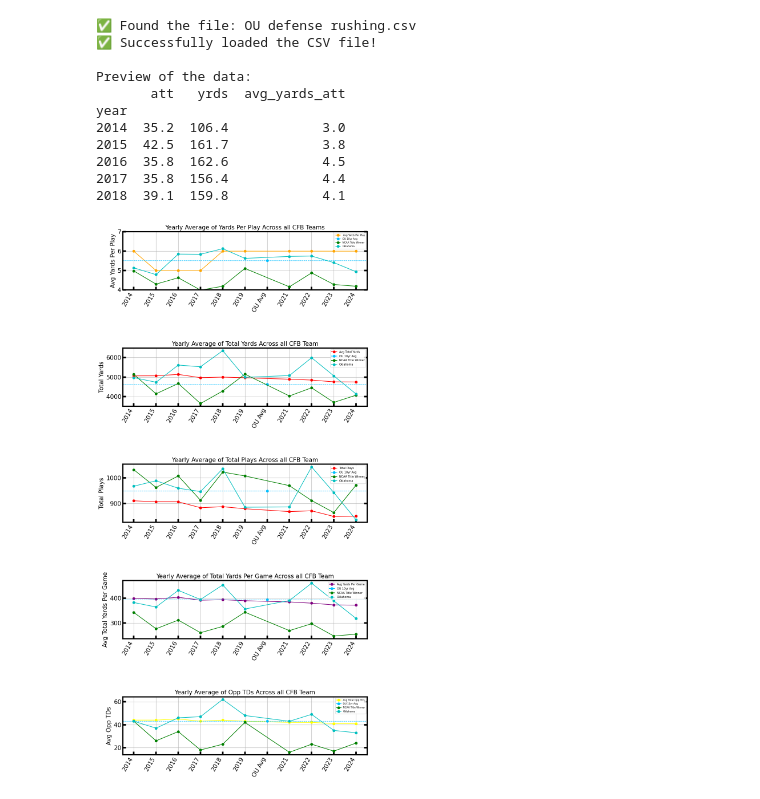
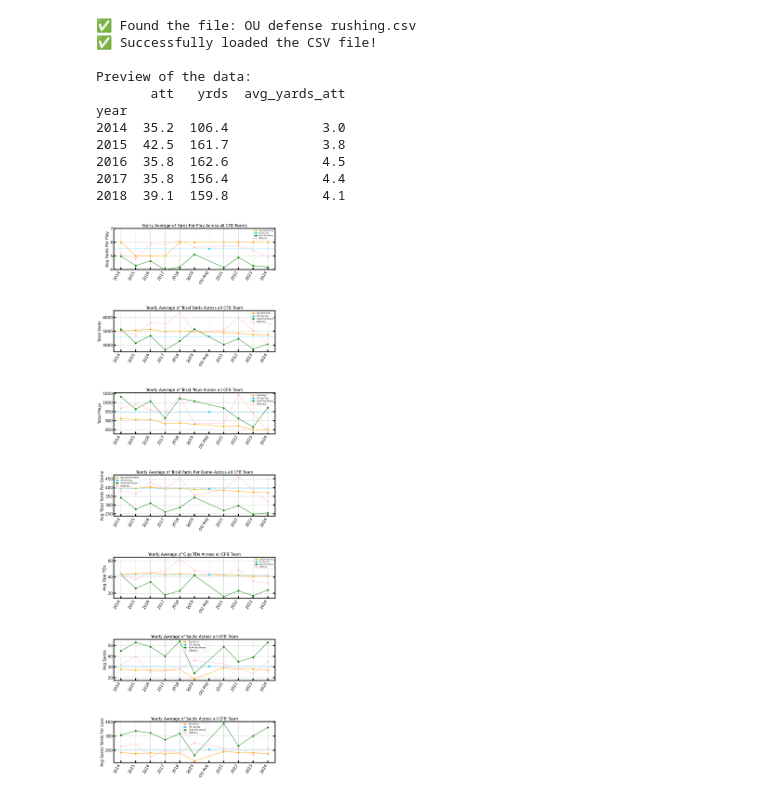
Before and after one commit to Jmo-1/Astro-Project, a Jupyter notebook: Project Code.ipynb, the cells around one changed output. Drawn from its saved outputs; the diff is of its cells as text; code cells hidden in the pictures.

```diff
--- a/Project Code.ipynb
+++ b/Project Code.ipynb
@@ -68,7 +68,7 @@ import matplotlib.pyplot as plt
 import pandas as pd
 
 df=pd.read_csv('Total Defense.csv')
-fig, (ax1, ax2, ax3, ax4, ax5) = plt.subplots(5, 1, figsize=(10, 20))
+fig, (ax1, ax2, ax3, ax4, ax5, ax6, ax7) = plt.subplots(7, 1, figsize=(10, 30))
 
 #--------------------------------------------------------------------------------------------------------------------------------------------------#
 
@@ -91,7 +91,7 @@ natchamp=np.array([4.98, 4.30, 4.63, 3.99, 4.19, 5.11, 4.16, 4.88, 4.28, 4.19])
 ax1.plot(df['year'], natchamp, color='green', marker='o', label='NCAA Title Winner')
 
 OUyear=np.array([5.14, 4.79, 5.85, 5.84, 6.13, 5.63, 5.73, 5.75, 5.41, 4.94])
-ax1.plot(df['year'], OUyear, color='c', marker='o', label='Oklahoma')
+ax1.plot(df['year'], OUyear, color='pink', marker='o', label='Oklahoma')
 
 ax1.set_title('Yearly Average of Yards Per Play Across all CFB Teams', fontsize=15)
 ax1.set_ylim(bottom=4, top=7)
@@ -105,7 +105,7 @@ plt.subplots_adjust(hspace=1)
 
 #Second Plot
 
-ax2.plot(df['year'], df['yds'], marker='o', label='Avg Total Yards', color='red')
+ax2.plot(df['year'], df['yds'], marker='o', label='Avg Total Yards', color='orange')
 
 ou_avg_x = 2020
 ou_avg_y = 4626
@@ -121,7 +121,7 @@ natchamp=np.array([5136, 4145, 4672, 3646, 4288, 5153, 4034, 4452, 3705, 4074])
 ax2.plot(df['year'], natchamp, color='green', marker='o', label='NCAA Title Winner')
 
 OUyear=np.array([4974, 4738, 5616, 5529, 6353, 4990, 5080, 5993, 5062, 4137])
-ax2.plot(df['year'], OUyear, color='c', marker='o', label='Oklahoma')
+ax2.plot(df['year'], OUyear, color='pink', marker='o', label='Oklahoma')
 
 ax2.set_title('Yearly Average of Total Yards Across all CFB Team', fontsize=15)
 ax2.set_ylabel('Total Yards', fontsize=15)
@@ -134,7 +134,7 @@ plt.subplots_adjust(hspace=1)
 
 #Third graph
 
-ax3.plot(df['year'], df['plays'], marker='o', label='Total Plays', color='red')
+ax3.plot(df['year'], df['plays'], marker='o', label='Total Plays', color='orange')
 
 ou_avg_x = 2020
 ou_avg_y = 949
@@ -150,7 +150,7 @@ natchamp=np.array([1032, 963, 1008, 913, 1023, 1008, 970, 912, 865, 972])
 ax3.plot(df['year'], natchamp, color='green', marker='o', label='NCAA Title Winner')
 
 OUyear=np.array([968, 989, 960, 947, 1036, 886, 887, 1043, 943, 837])
-ax3.plot(df['year'], OUyear, color='c', marker='o', label='Oklahoma')
+ax3.plot(df['year'], OUyear, color='pink', marker='o', label='Oklahoma')
 
 ax3.set_title('Yearly Average of Total Plays Across all CFB Team', fontsize=15)
 ax3.set_ylabel('Total Plays', fontsize=15)
@@ -161,7 +161,7 @@ ax3.legend(fontsize=7)
 
 #Forth Plot
 
-ax4.plot(df['year'], df['ypg'], marker='o', label='Avg Yards Per Game', color='purple')
+ax4.plot(df['year'], df['ypg'], marker='o', label='Avg Yards Per Game', color='orange')
 
 ou_avg_x = 2020
 ou_avg_y = 394
@@ -177,7 +177,7 @@ natchamp=np.array([342.4, 276.3, 311.5, 260.4, 285.9, 343.5, 268.9, 296.8, 247,
 ax4.plot(df['year'], natchamp, color='green', marker='o', label='NCAA Title Winner')
 
 OUyear=np.array([382.6, 364.5, 432, 394.9, 453.8, 356.4, 390.8, 461, 389.4, 318.2])
-ax4.plot(df['year'], OUyear, color='c', marker='o', label='Oklahoma')
+ax4.plot(df['year'], OUyear, color='pink', marker='o', label='Oklahoma')
 
 ax4.set_title('Yearly Average of Total Yards Per Game Across all CFB Team', fontsize=15)
 ax4.set_ylabel('Avg Total Yards Per Game', fontsize=15)
@@ -187,35 +187,90 @@ ax4.legend(fontsize=7)
 
 #--------------------------------------------------------------------------------------------------------------------------------------------------#
 
 #Fith Plot
 
-ax5.plot(df['year'], df['opp TDs'], marker='o', label='Avg Total Opp TDs', color='yellow')
+ax5.plot(df['year'], df['opp TDs'], marker='o', label='Avg Total Opp TDs', color='orange')
 
 ou_avg_x = 2020
 ou_avg_y = 43
 ax5.plot(ou_avg_x, ou_avg_y, marker='o', color='deepskyblue', label='OU 10yr Avg')
 ax5.axhline(y=ou_avg_y, linestyle='--', color='deepskyblue', linewidth=1)
 
 xticks = list(df['year']) + [ou_avg_x]
 xtick_labels = list(df['year'].astype(str)) + ['OU Avg']
 ax5.set_xticks(xticks)
 ax5.set_xticklabels(xtick_labels, rotation=60, ha='right', fontsize=9)
 
 natchamp=np.array([43, 26, 34, 18, 23, 42, 16, 23, 17, 24])
 ax5.plot(df['year'], natchamp, color='green', marker='o', label='NCAA Title Winner')
 
 OUyear=np.array([43, 37, 46, 47, 62, 48, 43, 49, 35, 33])
-ax5.plot(df['year'], OUyear, color='c', marker='o', label='Oklahoma')
+ax5.plot(df['year'], OUyear, color='pink', marker='o', label='Oklahoma')
 
 ax5.set_title('Yearly Average of Opp TDs Across all CFB Team', fontsize=15)
 ax5.set_ylabel('Avg Opp TDs', fontsize=15)
 ax5.grid(True)
 ax5.tick_params(top=False, labelsize=15)
 ax5.legend(fontsize=6)
 
+#--------------------------------------------------------------------------------------------------------------------------------------------------#
+
+#Sixth Plot
+
+ax6.plot(df['year'], df['sacks'], marker='o', label='Total Sacks', color='orange')
+
+ou_avg_x = 2020
+ou_avg_y = 30.7
+ax6.plot(ou_avg_x, ou_avg_y, marker='o', color='deepskyblue', label='OU 10yr Avg')
+ax6.axhline(y=ou_avg_y, linestyle='--', color='deepskyblue', linewidth=1)
+
+xticks = list(df['year']) + [ou_avg_x]
+xtick_labels = list(df['year'].astype(str)) + ['OU Avg']
+ax6.set_xticks(xticks)
+ax6.set_xticklabels(xtick_labels, rotation=60, ha='right', fontsize=9)
+
+natchamp=np.array([45, 53, 49, 40, 54, 24, 49, 35, 39, 53])
+ax6.plot(df['year'], natchamp, color='green', marker='o', label='NCAA Title Winner')
+
+OUyear=np.array([32, 40, 25, 26, 28, 36, 33, 28, 24, 35])
+ax6.plot(df['year'], OUyear, color='pink', marker='o', label='Oklahoma')
+
+ax6.set_title('Yearly Average of Sacks Across all CFB Team', fontsize=15)
+ax6.set_ylabel('Avg Sacks', fontsize=15)
+ax6.grid(True)
+ax6.tick_params(top=False, labelsize=15)
+ax6.legend(fontsize=7)
+
+#--------------------------------------------------------------------------------------------------------------------------------------------------#
+
+#Seventh Plot
+
+ax7.plot(df['year'], df['sack yrds'], marker='o', label='Total Sacks', color='orange')
+
+ou_avg_x = 2020
+ou_avg_y = 205.9
+ax7.plot(ou_avg_x, ou_avg_y, marker='o', color='deepskyblue', label='OU 10yr Avg')
+ax7.axhline(y=ou_avg_y, linestyle='--', color='deepskyblue', linewidth=1)
+
+xticks = list(df['year']) + [ou_avg_x]
+xtick_labels = list(df['year'].astype(str)) + ['OU Avg']
+ax7.set_xticks(xticks)
+ax7.set_xticklabels(xtick_labels, rotation=60, ha='right', fontsize=9)
+
+natchamp=np.array([307, 337, 322, 274, 318, 163, 389, 231, 301, 362])
+ax7.plot(df['year'], natchamp, color='green', marker='o', label='NCAA Title Winner')
+
+OUyear=np.array([226, 243, 153, 195, 181, 253, 214, 211, 165, 218])
+ax7.plot(df['year'], OUyear, color='pink', marker='o', label='Oklahoma')
+
+ax7.set_title('Yearly Average of Sacks Across all CFB Team', fontsize=15)
+ax7.set_ylabel('Avg Sacks Yards For Loss', fontsize=15)
+ax7.grid(True)
+ax7.tick_params(top=False, labelsize=15)
+ax7.legend(fontsize=7)
+
 plt.tight_layout()
-plt.subplots_adjust(hspace=1) #changes the spacing between graphs
+plt.subplots_adjust(hspace=1)
 plt.show()
-#--------------------------------------------------------------------------------------------------------------------------------------------------#
 # %% [output]
-[figure, old version]
+[figure, new version]
```
Also changed, not shown: 1 other file.
